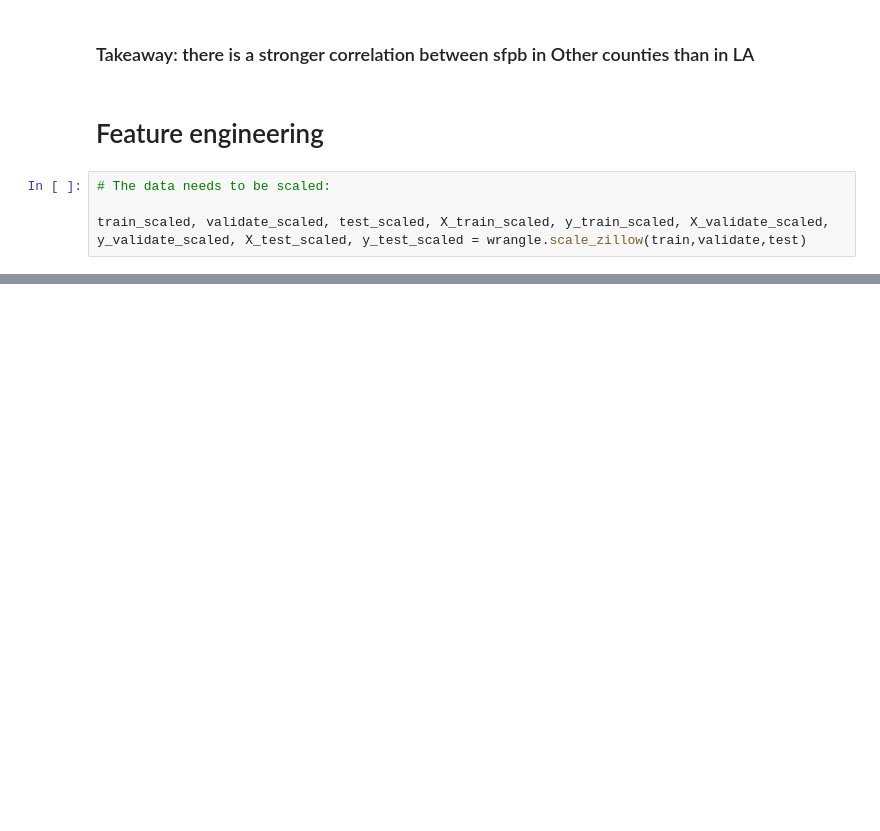
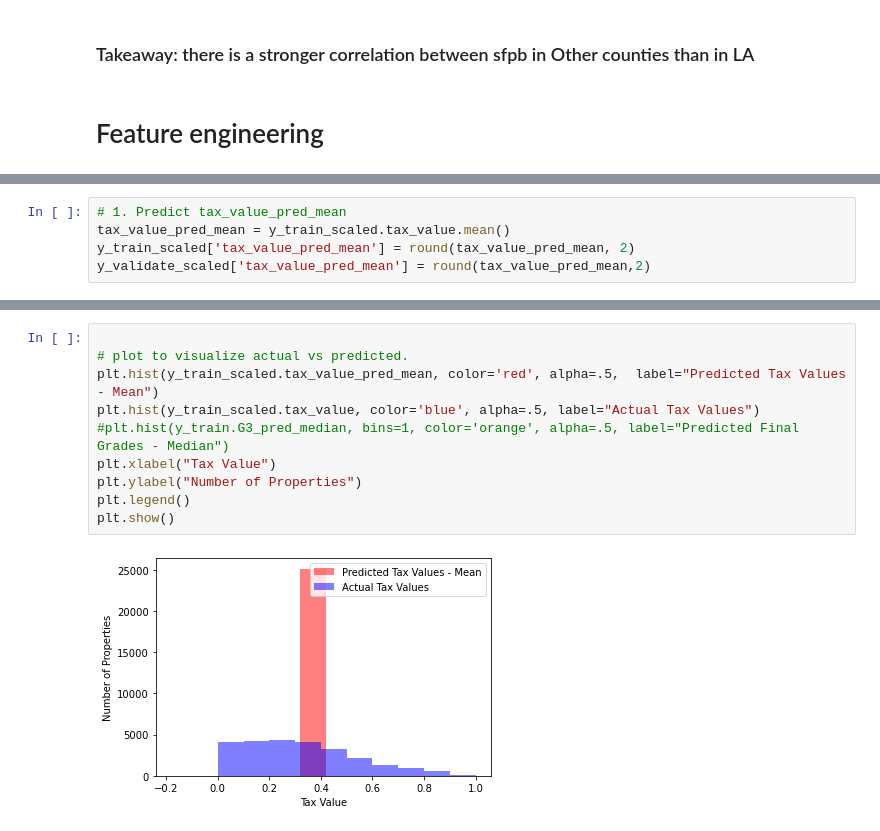
Before and after one commit to brianclements03/Regression_Project, a Jupyter notebook: explore_zillow.ipynb, the cells around one changed output, grey strips where cells are left out. Cells and saved outputs as stored; diff of their text form; blank space fills up the shorter version.

```diff
--- a/explore_zillow.ipynb
+++ b/explore_zillow.ipynb
@@ -402,10 +543,6 @@ corr_Others, p
 ### Takeaway: there is a stronger correlation between sfpb in Other counties than in LA
 # %% [markdown]
 # Feature engineering
-# %%
-# The data needs to be scaled:
-
-train_scaled, validate_scaled, test_scaled, X_train_scaled, y_train_scaled, X_validate_scaled, y_validate_scaled, X_test_scaled, y_test_scaled = wrangle.scale_zillow(train,validate,test)
 # %%
 # K Best model here:
 
@@ -423,0 +667,5 @@ print(X_reduced.shape)
+# %%
+# 1. Predict tax_value_pred_mean
+tax_value_pred_mean = y_train_scaled.tax_value.mean()
+y_train_scaled['tax_value_pred_mean'] = round(tax_value_pred_mean, 2)
+y_validate_scaled['tax_value_pred_mean'] = round(tax_value_pred_mean,2)
@@ -423,0 +704,12 @@ print(X_reduced.shape)
+# %%
+
+# plot to visualize actual vs predicted.
+plt.hist(y_train_scaled.tax_value_pred_mean, color='red', alpha=.5,  label="Predicted Tax Values - Mean")
+plt.hist(y_train_scaled.tax_value, color='blue', alpha=.5, label="Actual Tax Values")
+#plt.hist(y_train.G3_pred_median, bins=1, color='orange', alpha=.5, label="Predicted Final Grades - Median")
+plt.xlabel("Tax Value")
+plt.ylabel("Number of Properties")
+plt.legend()
+plt.show()
+# %% [output]
+[figure, added]
```
Also changed, not shown: parts of 70 cells of this notebook, 3 other files.
